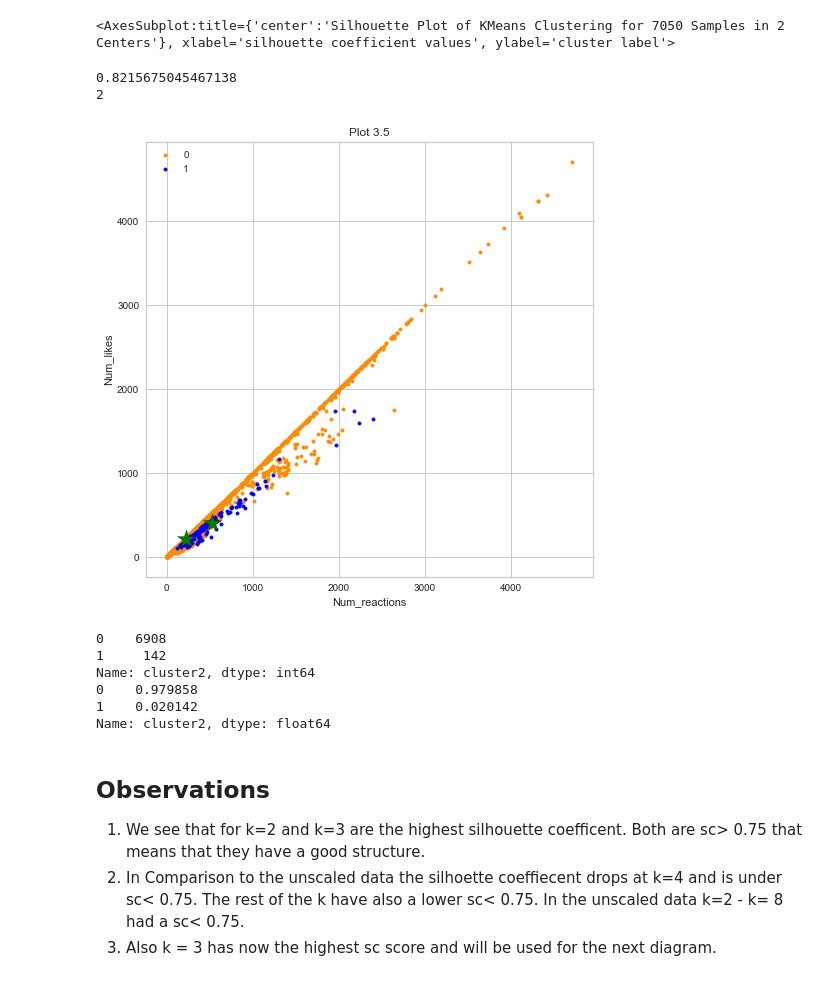
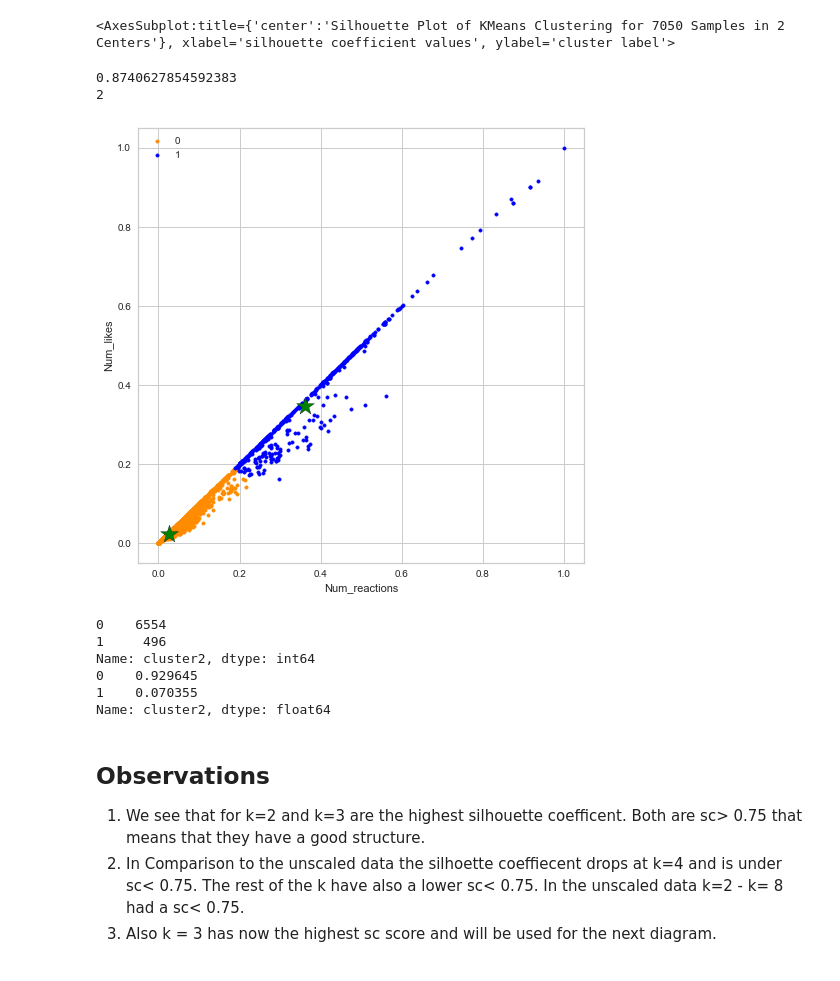
Before and after one commit to wuesten/Portfolio_1_MMS, a Jupyter notebook: portfolio_exam.ipynb, the cells around one changed output. Cells and saved outputs as stored; diff of their text form; code cells hidden in the pictures.

Commit message:
update plots

```diff
--- a/portfolio_exam.ipynb
+++ b/portfolio_exam.ipynb
@@ -258,7 +274,7 @@ df_b
 | 7049 | 17 | 0 | 0 | 17 | 0 | 0 | 0 |
 7050 rows × 7 columns
 # %%
-def plot_clusters_with_centers(kmeans, X, index_x, index_y,exercise_nr, title ):
+def plot_clusters_with_centers(kmeans, X, index_x, index_y,exercise_nr):
     plt.figure(figsize=(8, 8))
     y_pred = kmeans.fit_predict(X)
     print(len(np.unique(y_pred)))
@@ -272,7 +288,6 @@ def plot_clusters_with_centers(kmeans, X, index_x, index_y,exercise_nr, title ):
         kmeans.cluster_centers_[:, index_y],
         s=350, marker='*', c='green', edgecolor='black'
     )
-    plt.title(title)
     plt.legend()
     plt.savefig(f'{exercise_nr}.jpg')
 # %%
@@ -322,8 +353,8 @@ of clustered data and centroids). How does that compare to the previous experime
 # %%
 scaler = MinMaxScaler()
-df_c = df_b
-scaler.fit(df_c)
-df_c[df_c.columns] = scaler.fit_transform(df_c[df_c.columns])
+scaler.fit(df_b)
+df_c = pd.DataFrame()
+df_c[df_b.columns] = scaler.fit_transform(df_b[df_b.columns])
 # %%
 k_min = 2
 k_max = 10
@@ -384,6 +420,4 @@ Name: cluster3, dtype: int64
 Name: cluster3, dtype: float64
-# %%
-df_c = df_c.drop(columns="cluster3")
 # %% [markdown]
 3.4 (10 points) Use the variance threshold method for feature selection on the scaled data to restrict
 the features further. Set the variance threshold to 0.005. Which features does the resulting
@@ -399,8 +433,7 @@ df_c.head()
 | 4 | 0.045223 | 0.000000 | 0.000000 | 0.043312 | 0.013699 | 0.000000 | 0.000000 |
 # %%
 selector = VarianceThreshold(threshold=0.005)
-df_d = df_c
-df_d  = selector.fit_transform(df_d)
+df_d  = selector.fit_transform(df_c)
 print(selector.get_support())
 df_d = pd.DataFrame(df_d,columns=["num_reactions", "num_likes"])
 df_d
@@ -447,26 +480,24 @@ Silhoutte score: 0.8740627854592383
 [figure]
 <AxesSubplot:title={'center':'Silhouette Plot of KMeans Clustering for 7050 Samples in 2 Centers'}, xlabel='silhouette coefficient values', ylabel='cluster label'>
 # %%
-colors=['darkorange', 'blue', 'red']
-kmeans,silhouette = calculate_silhouette_score(2,2,df_c)
-plot_clusters_with_centers(kmeans, df_b, 0, 3, '3.5_centroid','Plot 3.5')
+kmeans,silhouette = calculate_silhouette_score(2,2,df_d)
+plot_clusters_with_centers(kmeans, df_d, 0, 1, '3.5_centroid')
 # %% [output]
-0.8215675045467138
+0.8740627854592383
 2
-[figure, old version]
+[figure, new version]
 # %%
 labels_5 = kmeans.predict(df_d)
-test = df_d
 test['cluster2'] = labels_5
 distribution = test['cluster2'].value_counts()
 print(distribution)
-print(distribution/df_b.shape[0])
+print(distribution/df_d.shape[0])
 # %% [output]
-0    6908
-1     142
+0    6554
+1     496
 Name: cluster2, dtype: int64
-0    0.979858
-1    0.020142
+0    0.929645
+1    0.070355
 Name: cluster2, dtype: float64
 # %% [markdown]
 ## Observations
```
Also changed, not shown: parts of 13 cells of this notebook, 5 other files.
